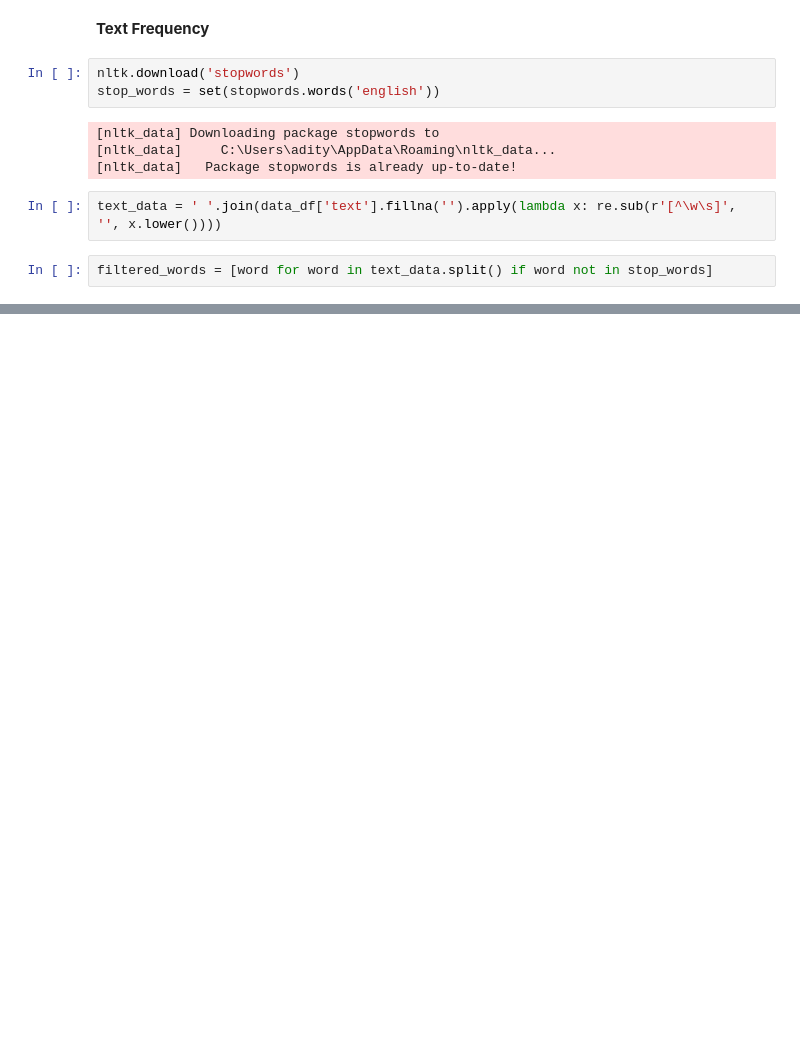
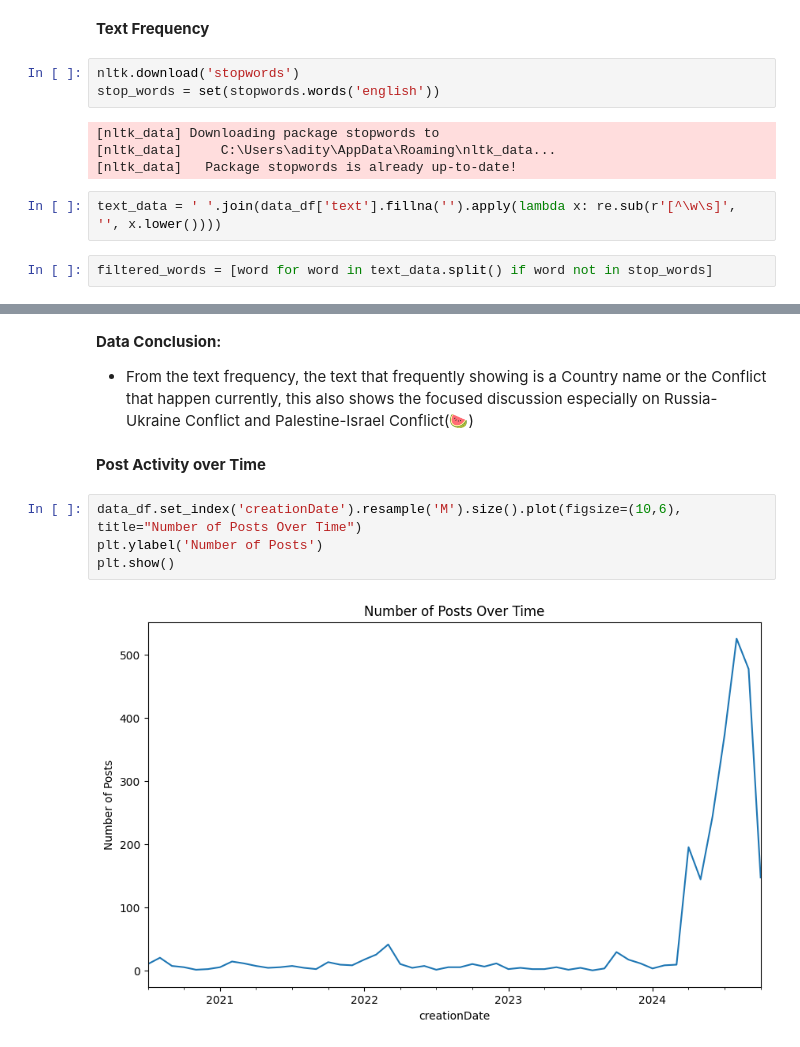
Before and after one commit to Bayhaqieee/Global_Conflict_Hashtag, a Jupyter notebook: analysis.ipynb, the cells around one changed output, grey strips where cells are left out. Cells and saved outputs as stored; diff of their text form; blank space fills up the shorter version.

Commit message:
GCH  - EDA Data Conclusion

```diff
--- a/analysis.ipynb
+++ b/analysis.ipynb
@@ -403,0 +408,11 @@ plt.show()
+# %% [markdown]
+**Data Conclusion:**
+- From the text frequency, the text that frequently showing is a Country name or the Conflict that happen currently, this also shows the focused discussion especially on Russia-Ukraine Conflict and Palestine-Israel Conflict(🍉)
+# %% [markdown]
+**Post Activity over Time**
+# %%
+data_df.set_index('creationDate').resample('M').size().plot(figsize=(10,6), title="Number of Posts Over Time")
+plt.ylabel('Number of Posts')
+plt.show()
+# %% [output]
+[figure, added]
```
Also changed, not shown: parts of 8 cells of this notebook.
